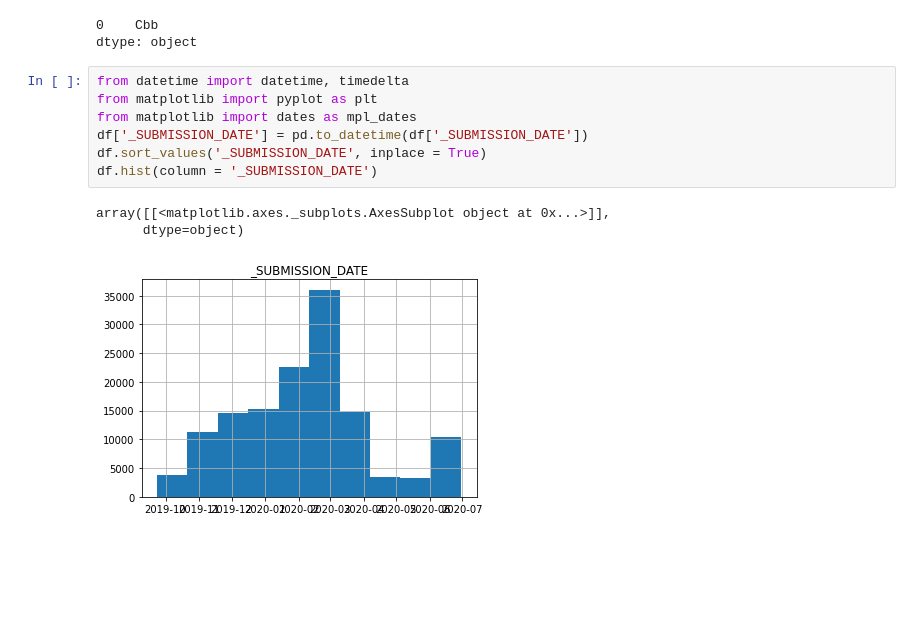
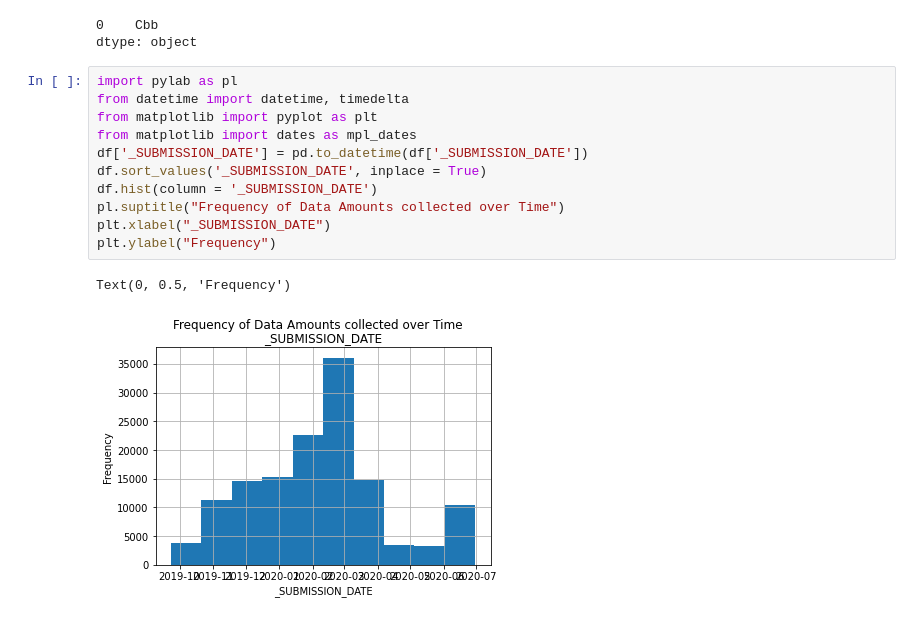
Before and after one commit to BANADDA/pandas-1, a Jupyter notebook: Pandas_1.ipynb, the cells around one changed output. Drawn from its saved outputs; the diff is of its cells as text; blank space fills up the shorter version.

```diff
--- a/Pandas_1.ipynb
+++ b/Pandas_1.ipynb
@@ -38,13 +38,16 @@ df['CASSAVA_DATA_CASSAVA_COMMENT'].mode() # Most occurent topic in cassava comme
 0    Cbb
 dtype: object
 # %%
+import pylab as pl
 from datetime import datetime, timedelta
 from matplotlib import pyplot as plt
 from matplotlib import dates as mpl_dates
 df['_SUBMISSION_DATE'] = pd.to_datetime(df['_SUBMISSION_DATE'])
 df.sort_values('_SUBMISSION_DATE', inplace = True)
 df.hist(column = '_SUBMISSION_DATE')
+pl.suptitle("Frequency of Data Amounts collected over Time")
+plt.xlabel("_SUBMISSION_DATE")
+plt.ylabel("Frequency")
 # %% [output]
-array([[<matplotlib.axes._subplots.AxesSubplot object at 0x...>]],
-      dtype=object)
+Text(0, 0.5, 'Frequency')
-[figure, old version]
+[figure, new version]
```
